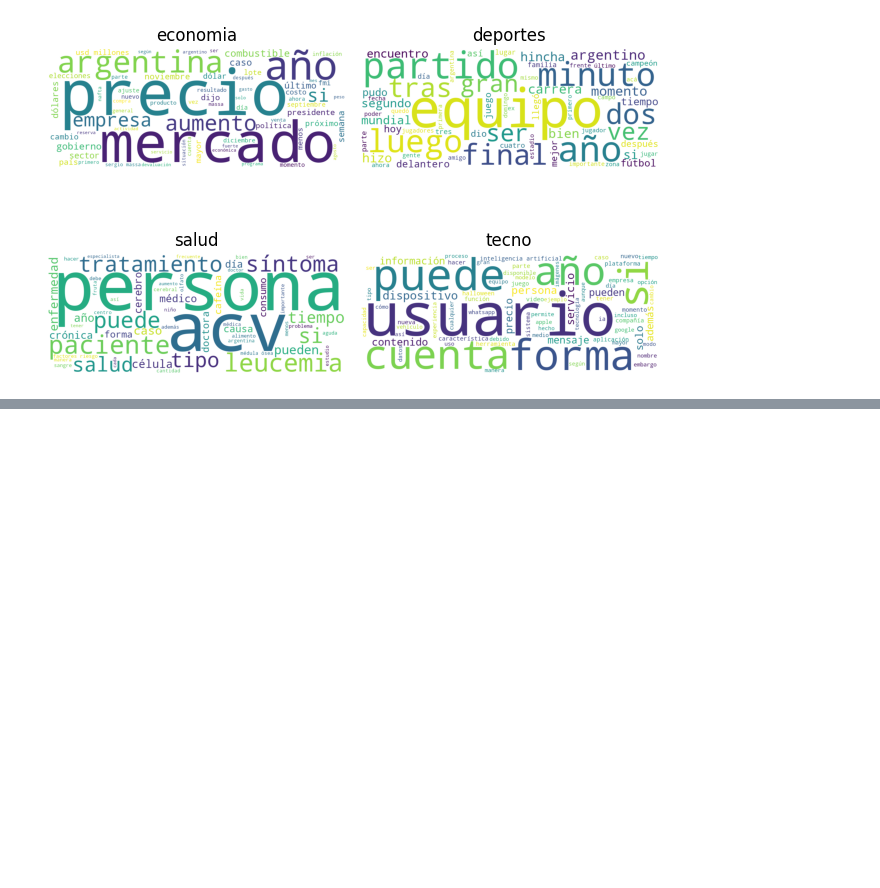
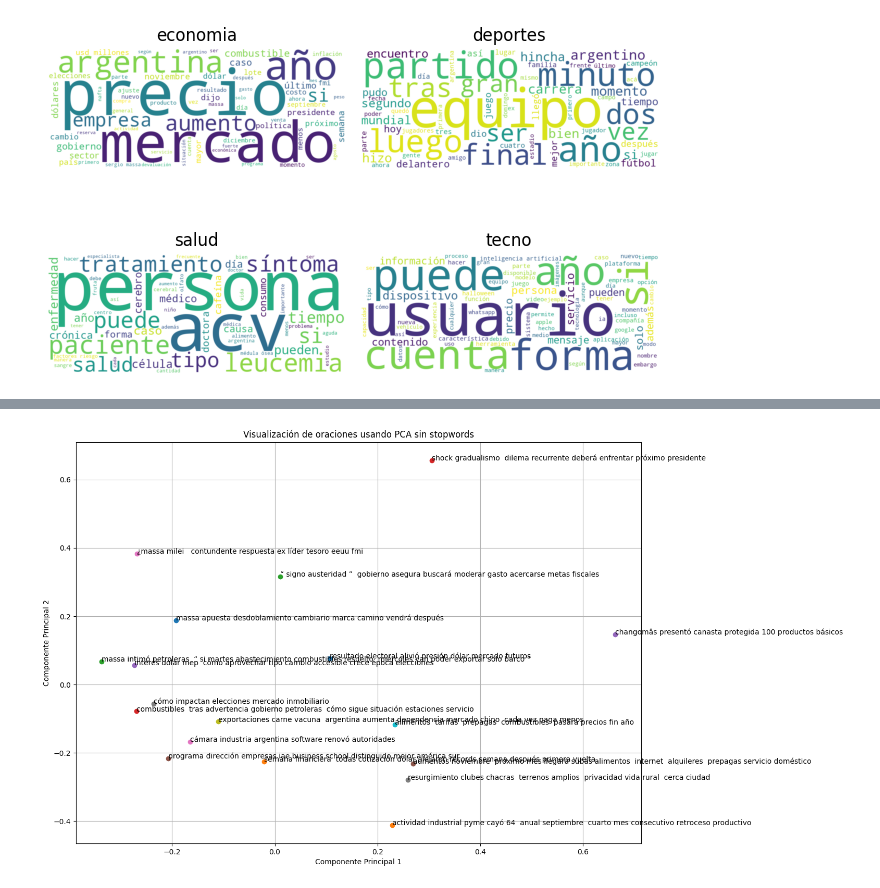
Before and after one commit to GuidoLorenzetti/TUIA-NLP-TP, a Jupyter notebook: Informe.ipynb, the cells around one changed output, grey strips where cells are left out. Drawn from its saved outputs; the diff is of its cells as text; code cells hidden in the pictures; blank space fills up the shorter version.

```diff
--- a/Informe.ipynb
+++ b/Informe.ipynb
@@ -119,0 +159,4 @@ año: 32
+# %%
+pca_2d(title_filtrado, 'Visualización de oraciones usando PCA sin stopwords')
+# %% [output]
+[figure, added]
```
Also changed, not shown: parts of 12 cells of this notebook, 4 other files.
